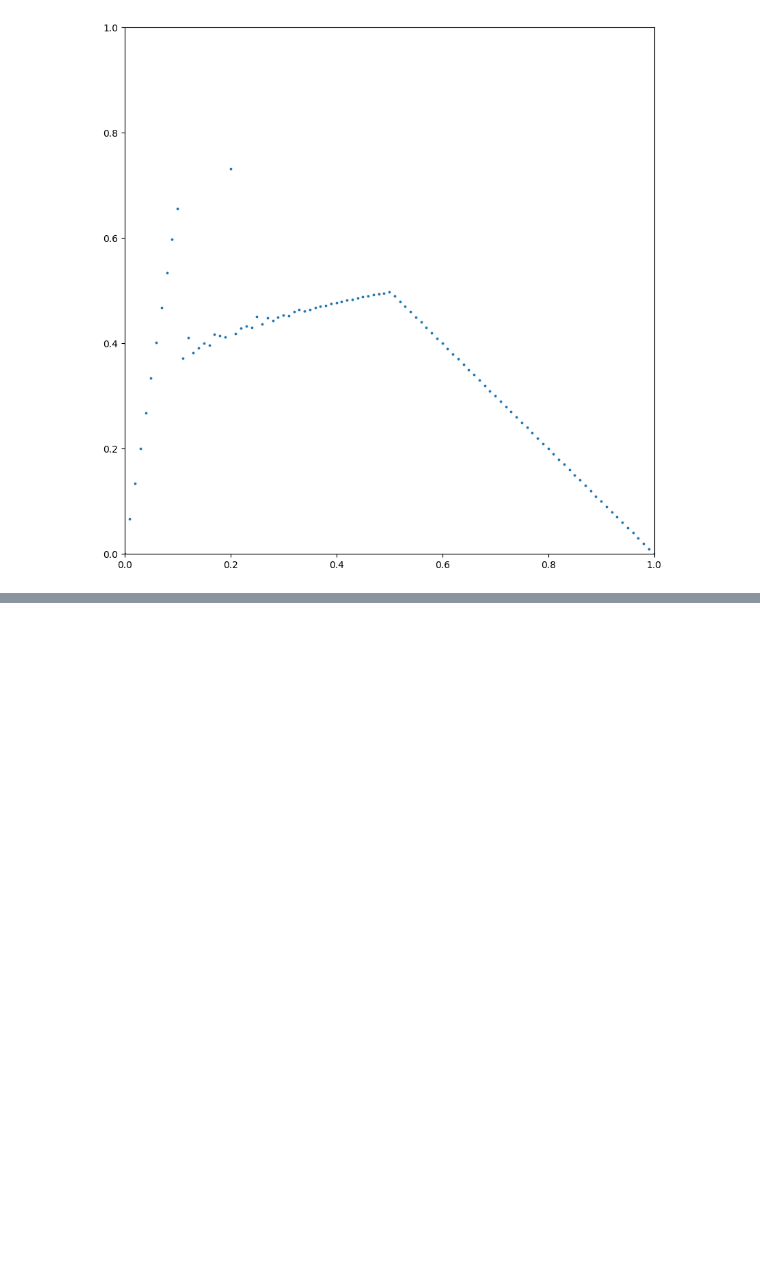
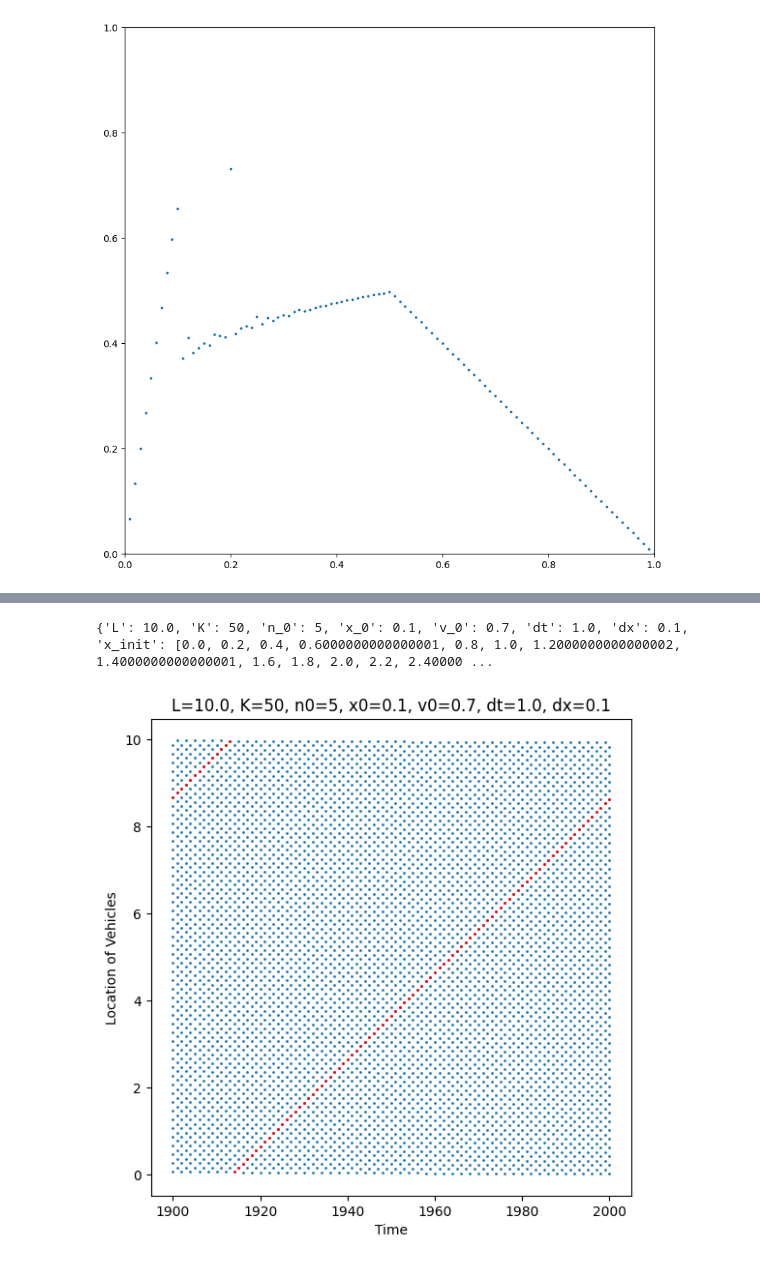
Before and after one commit to tt6-mzn/s2s-OV-model, a Jupyter notebook: ds2s-OV/011.ipynb, the cells around one changed output, grey strips where cells are left out. Saved outputs shown, nothing was run; the diff lists cells and outputs as text; code cells hidden in the pictures; blank space fills up the shorter version.

```diff
--- a/ds2s-OV/011.ipynb
+++ b/ds2s-OV/011.ipynb
@@ -62 +59,10 @@ plot_pattern(model, 1900, 2000)
+# %%
+# 2個目のflowの極値
+print(data[flow.index(max(flow[40:60]))])
+model = ds2s_OV_x0.from_json(json=data[flow.index(max(flow[40:60]))], n_max=10000)
+model.simulate()
+plot_pattern(model, 1900, 2000)
+# %% [output]
+{'L': 10.0, 'K': 50, 'n_0': 5, 'x_0': 0.1, 'v_0': 0.7, 'dt': 1.0, 'dx': 0.1, 'x_init': [0.0, 0.2, 0.4, 0.6000000000000001, 0.8, 1.0, 1.2000000000000002, 1.4000000000000001, 1.6, 1.8, 2.0, 2.2, 2.40000 ...
+[figure, added]
 # %%
```
Also changed, not shown: parts of 12 cells of this notebook.
